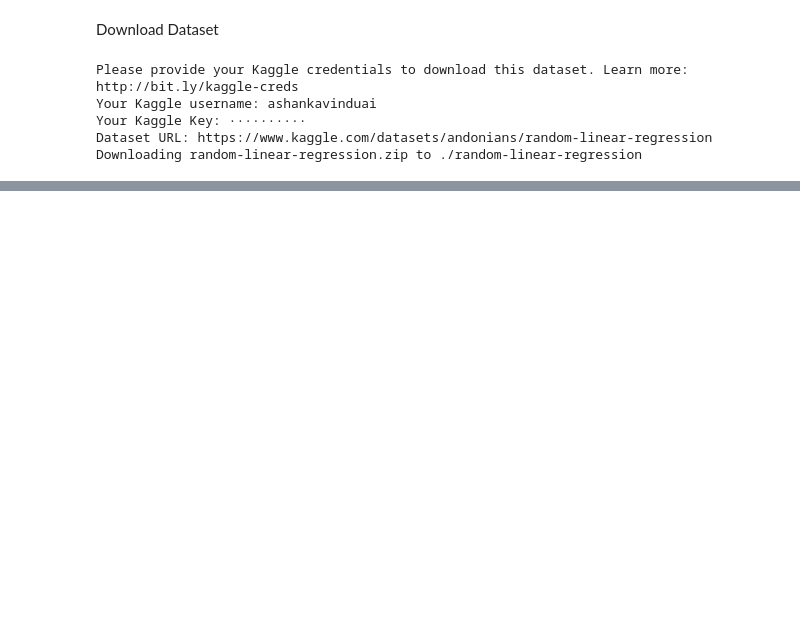
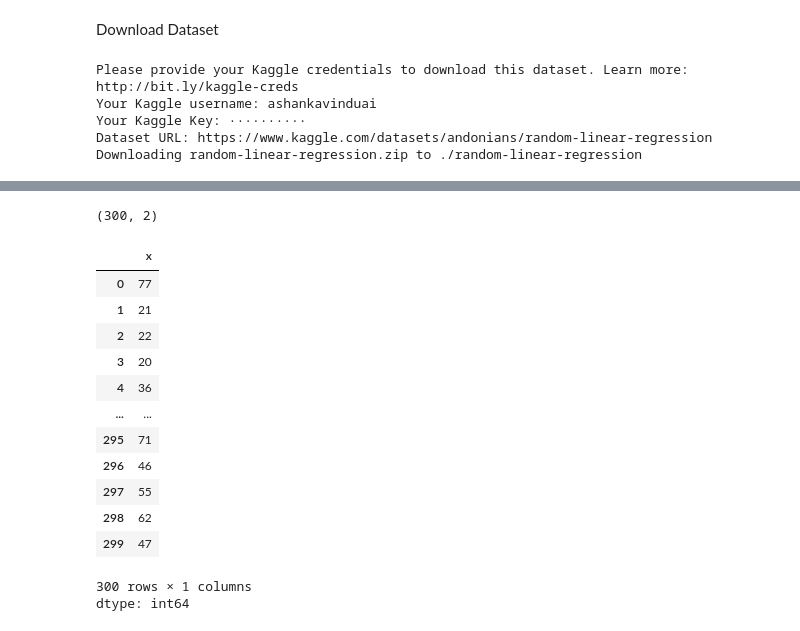
Before and after one commit to Ashan-TUF/Regression_with_TensorFlow, a Jupyter notebook: Regression_with_TensorFlow.ipynb, the cells around one changed output, grey strips where cells are left out. Cells and saved outputs as stored; diff of their text form; code cells hidden in the pictures; blank space fills up the shorter version.

```diff
--- a/Regression_with_TensorFlow.ipynb
+++ b/Regression_with_TensorFlow.ipynb
@@ -37,0 +49,4 @@ Downloading random-linear-regression.zip to ./random-linear-regression
+# %%
+data.shape
+# %% [output]
+(300, 2)
@@ -37,0 +56,17 @@ Downloading random-linear-regression.zip to ./random-linear-regression
+# %%
+x
+# %% [output]
+|  | x |
+| 0 | 77 |
+| 1 | 21 |
+| 2 | 22 |
+| 3 | 20 |
+| 4 | 36 |
+| ... | ... |
+| 295 | 71 |
+| 296 | 46 |
+| 297 | 55 |
+| 298 | 62 |
+| 299 | 47 |
+300 rows × 1 columns
+dtype: int64
```
Also changed, not shown: parts of 14 cells of this notebook.
